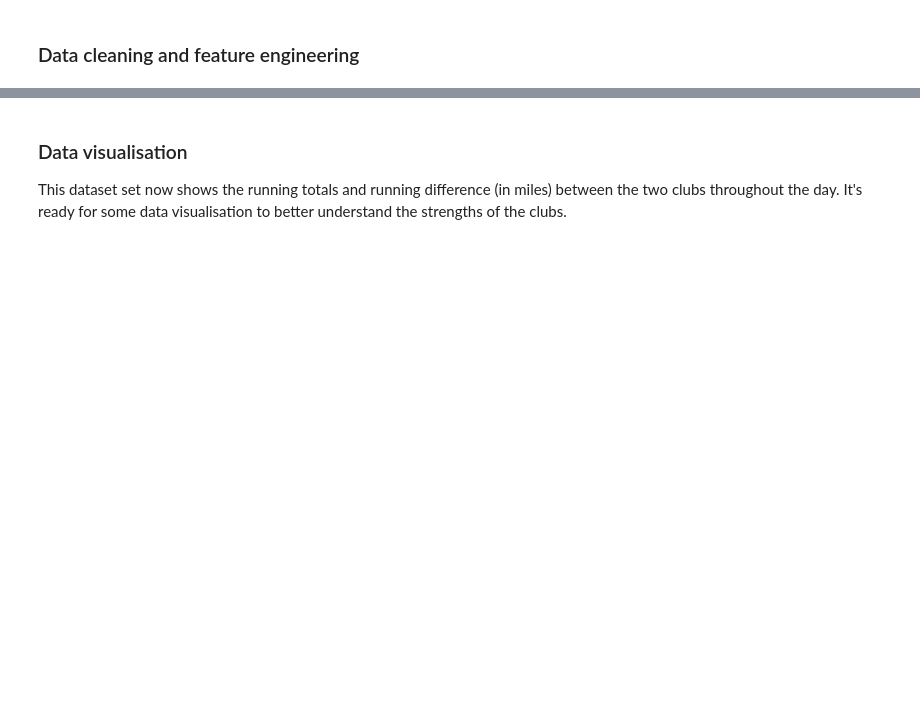
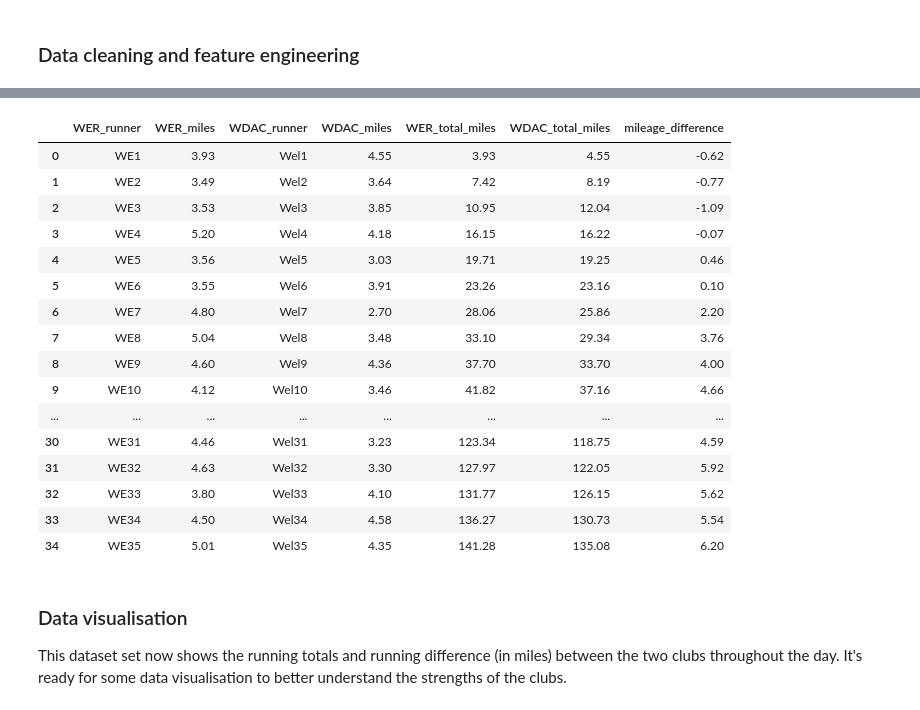
Before and after one commit to tamelamaciel/virtual_running_relays, a Jupyter notebook: virtual_running_relays_WERvsWell_9May2020.ipynb, the cells around one changed output, grey strips where cells are left out. Cells and saved outputs as stored; diff of their text form; code cells hidden in the pictures; blank space fills up the shorter version.

```diff
--- a/virtual_running_relays_WERvsWell_9May2020.ipynb
+++ b/virtual_running_relays_WERvsWell_9May2020.ipynb
@@ -18,5 +41,5 @@ data_dir="/Users/Tamela/CODE/src/github.com/tm419/Virtual Running Relays/"
 # %%
-df = pd.read_csv(data_dir+"WEvsWP_data/X")
+df = pd.read_csv(data_dir+relay_data_name)
 # %% [markdown]
 ### Data Exploration
 # %%
@@ -86,8 +160,26 @@ df.head(10)
 # %%
 #create new feature (column) that shows the running total in total mileage difference between the two clubs
 
-df['mileage_difference'] = df['wer_total_miles']-df['wp_total_miles']
+df['mileage_difference'] = df[ateam+'_total_miles']-df[bteam+'_total_miles']
 df
+# %% [output]
+|  | WER_runner | WER_miles | WDAC_runner | WDAC_miles | WER_total_miles | WDAC_total_miles | mileage_difference |
+| 0 | WE1 | 3.93 | Wel1 | 4.55 | 3.93 | 4.55 | -0.62 |
+| 1 | WE2 | 3.49 | Wel2 | 3.64 | 7.42 | 8.19 | -0.77 |
+| 2 | WE3 | 3.53 | Wel3 | 3.85 | 10.95 | 12.04 | -1.09 |
+| 3 | WE4 | 5.20 | Wel4 | 4.18 | 16.15 | 16.22 | -0.07 |
+| 4 | WE5 | 3.56 | Wel5 | 3.03 | 19.71 | 19.25 | 0.46 |
+| 5 | WE6 | 3.55 | Wel6 | 3.91 | 23.26 | 23.16 | 0.10 |
+| 6 | WE7 | 4.80 | Wel7 | 2.70 | 28.06 | 25.86 | 2.20 |
+| 7 | WE8 | 5.04 | Wel8 | 3.48 | 33.10 | 29.34 | 3.76 |
+| 8 | WE9 | 4.60 | Wel9 | 4.36 | 37.70 | 33.70 | 4.00 |
+| 9 | WE10 | 4.12 | Wel10 | 3.46 | 41.82 | 37.16 | 4.66 |
+| ... | ... | ... | ... | ... | ... | ... | ... |
+| 30 | WE31 | 4.46 | Wel31 | 3.23 | 123.34 | 118.75 | 4.59 |
+| 31 | WE32 | 4.63 | Wel32 | 3.30 | 127.97 | 122.05 | 5.92 |
+| 32 | WE33 | 3.80 | Wel33 | 4.10 | 131.77 | 126.15 | 5.62 |
+| 33 | WE34 | 4.50 | Wel34 | 4.58 | 136.27 | 130.73 | 5.54 |
+| 34 | WE35 | 5.01 | Wel35 | 4.35 | 141.28 | 135.08 | 6.20 |
 # %% [markdown]
 ### Data visualisation
 
```
Also changed, not shown: parts of 34 cells of this notebook, 57 other files.
